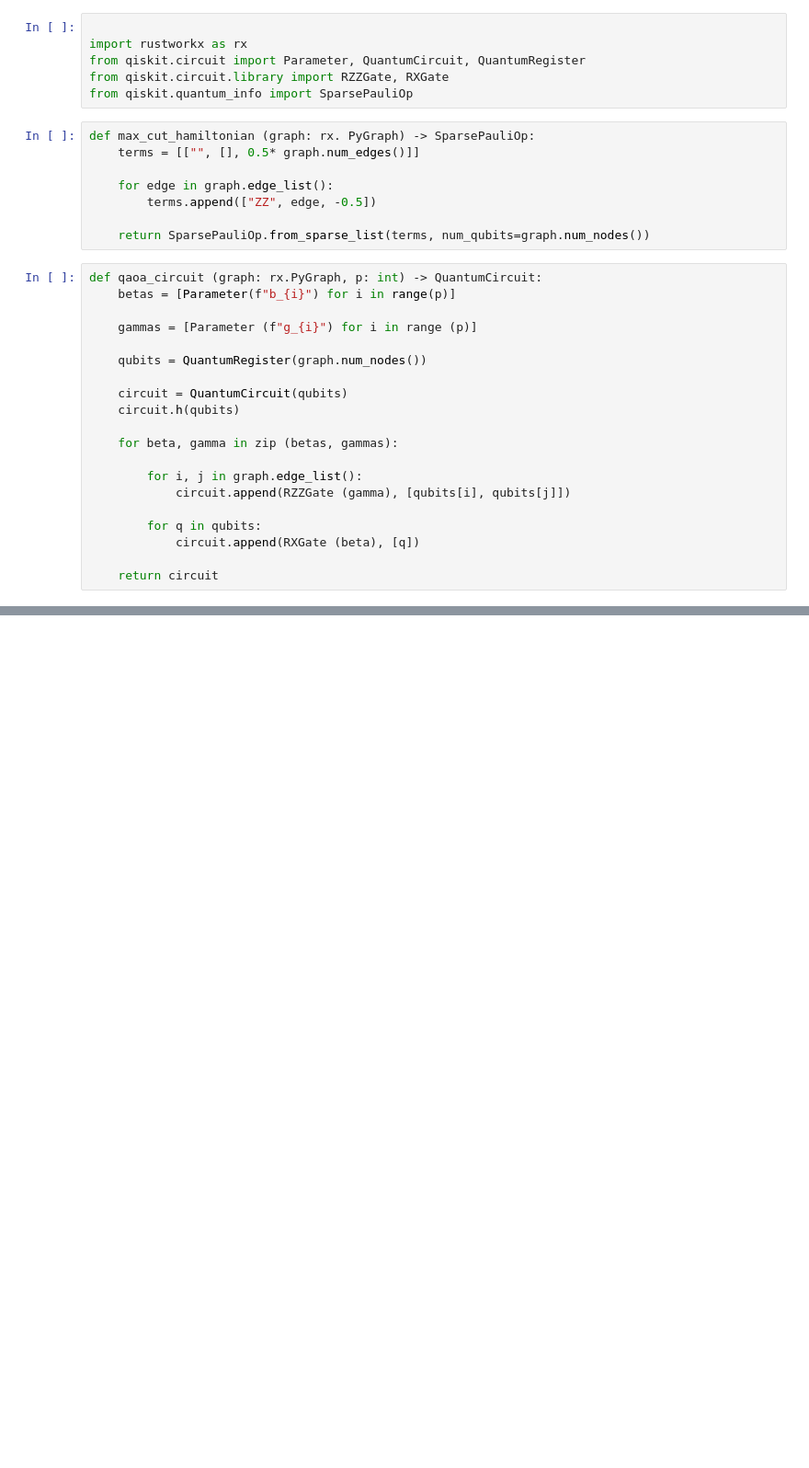
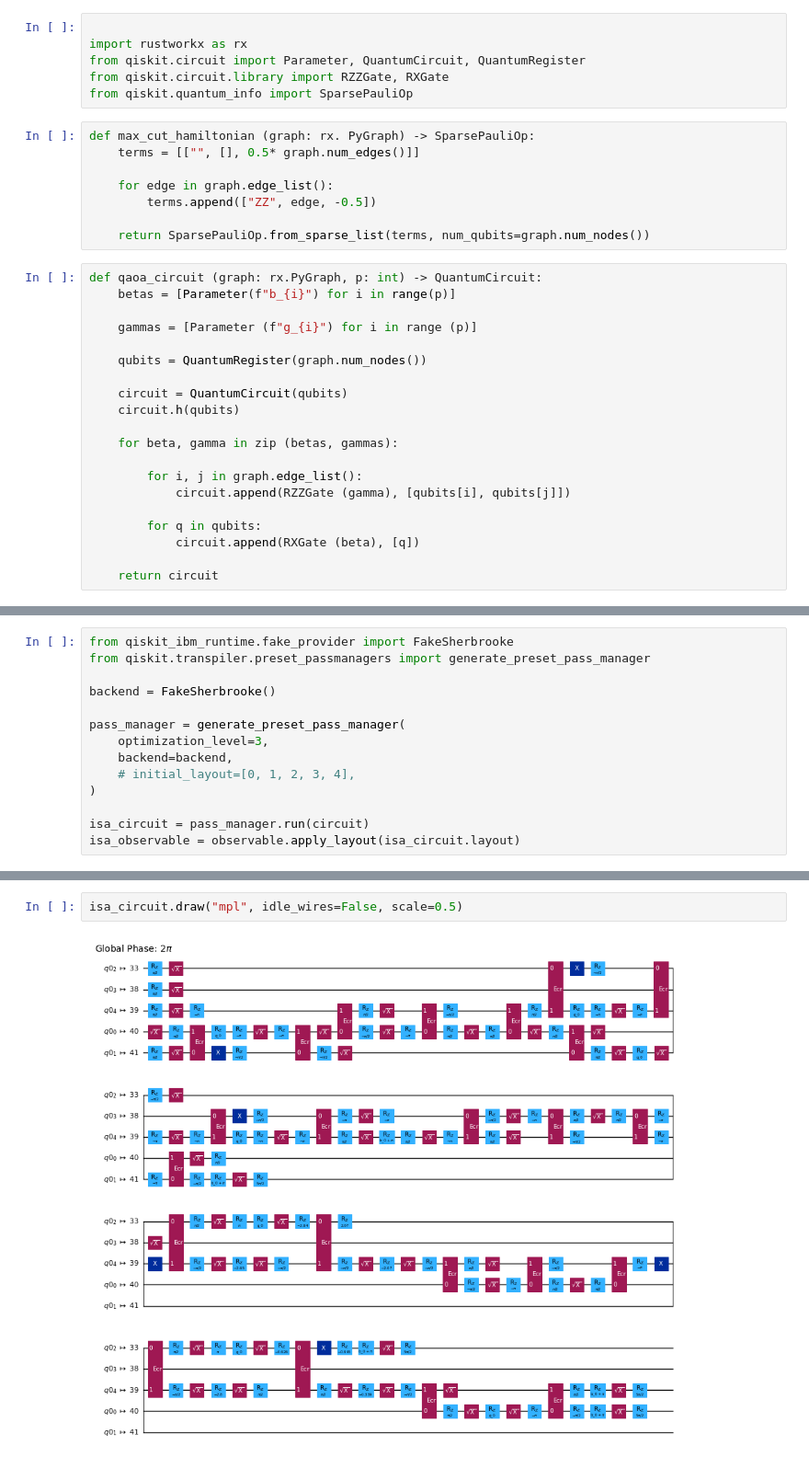
Before and after one commit to rndaorg/quantum-notebooks, a Jupyter notebook: qiskit/optimization.ipynb, the cells around one changed output, grey strips where cells are left out. Shown at 92% size. Saved outputs shown, nothing was run; the diff lists cells and outputs as text; blank space fills up the shorter version.

```diff
--- a/qiskit/optimization.ipynb
+++ b/qiskit/optimization.ipynb
@@ -55,0 +84,14 @@ mpl_draw(graph)
+# %%
+from qiskit_ibm_runtime.fake_provider import FakeSherbrooke
+from qiskit.transpiler.preset_passmanagers import generate_preset_pass_manager
+
+backend = FakeSherbrooke()
+
+pass_manager = generate_preset_pass_manager(
+    optimization_level=3,
+    backend=backend,
+    # initial_layout=[0, 1, 2, 3, 4],
+)
+
+isa_circuit = pass_manager.run(circuit)
+isa_observable = observable.apply_layout(isa_circuit.layout)
@@ -55,0 +110,4 @@ mpl_draw(graph)
+# %%
+isa_circuit.draw("mpl", idle_wires=False, scale=0.5)
+# %% [output]
+[figure, added]
```
Also changed, not shown: parts of 18 cells of this notebook.
